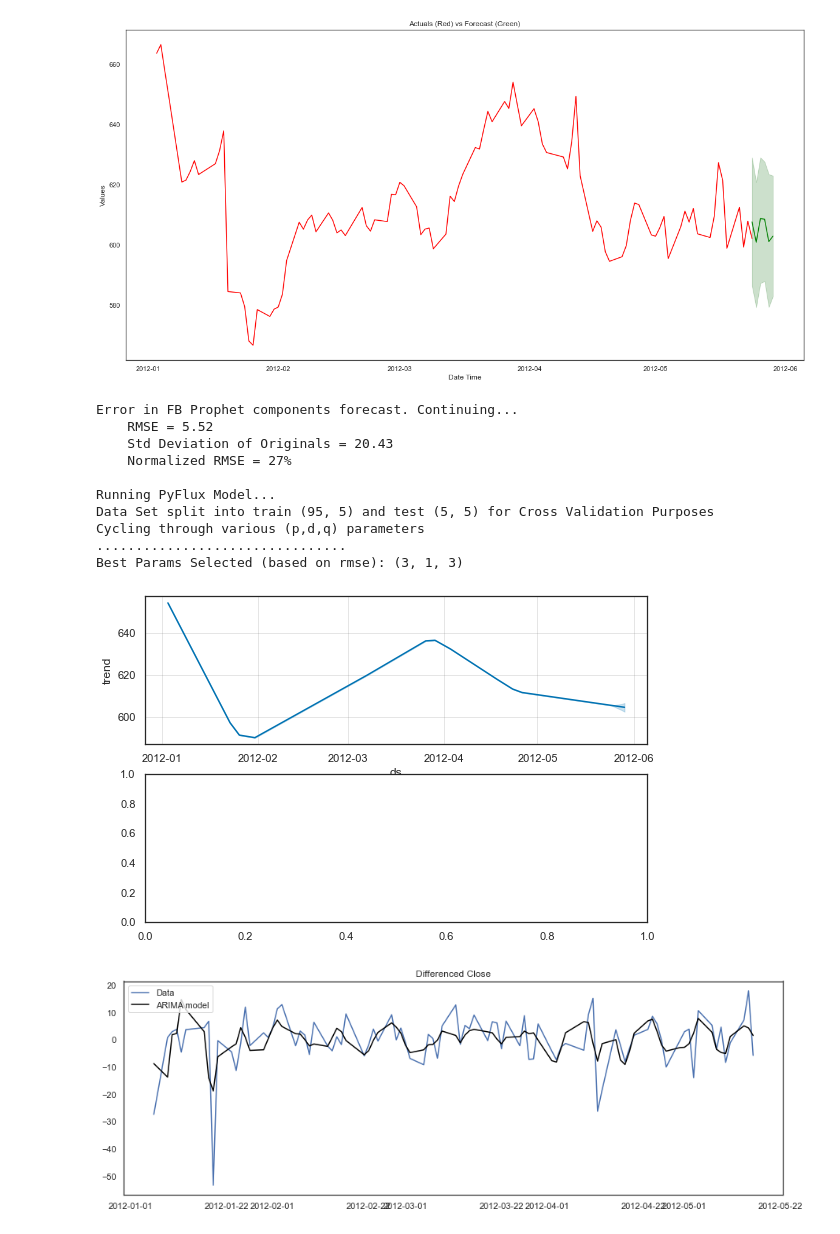
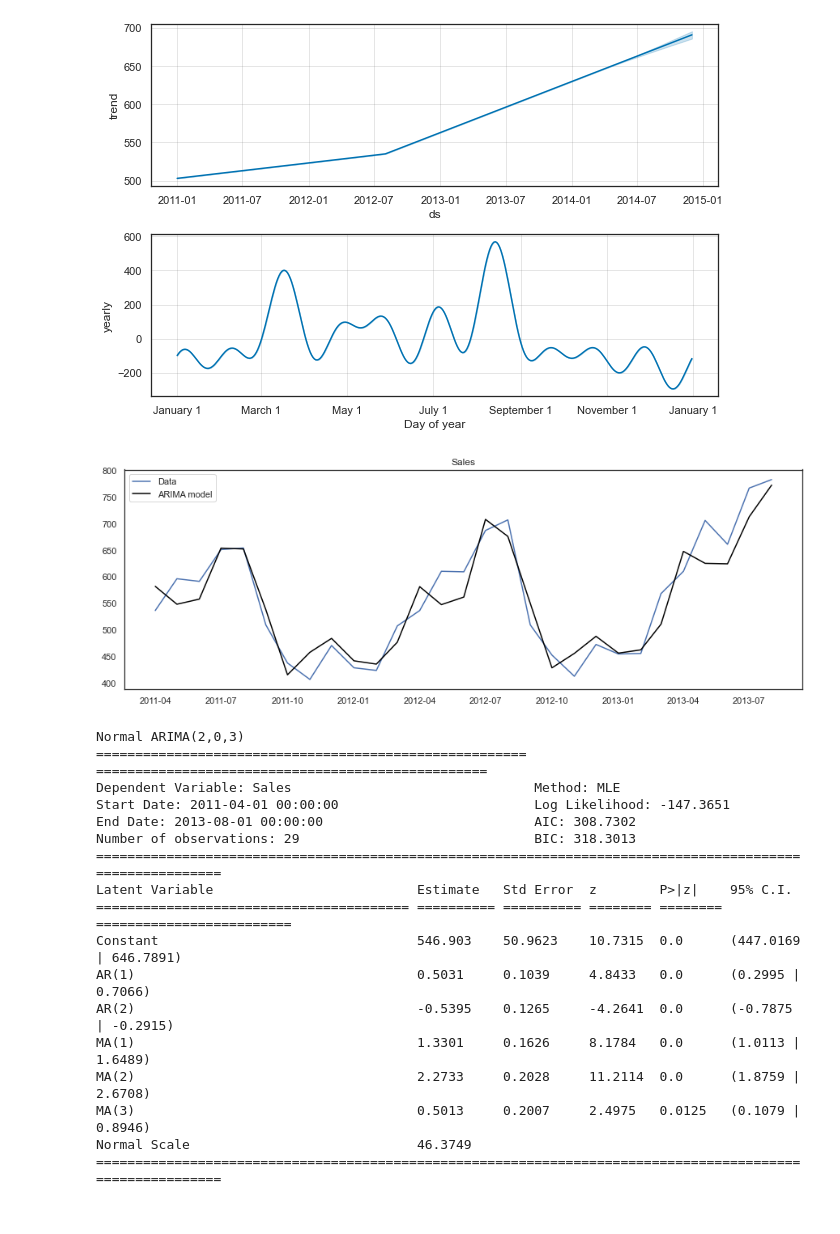
Before and after one commit to AutoViML/Auto_TS, a Jupyter notebook: Auto_Timeseries_Test.ipynb, the cells around one changed output. Cells and saved outputs as stored; diff of their text form; code cells hidden in the pictures.

```diff
--- a/Auto_Timeseries_Test.ipynb
+++ b/Auto_Timeseries_Test.ipynb
@@ -24,5 +22,5 @@ filename2 = 'energy_dataset.csv'
 # %%
-train = pd.read_csv(datapath+filename1,index_col=None)[:100]
-print(train.shape)
-train.head(1)
+dft = pd.read_csv(datapath+filename1,index_col=None)
+print(dft.shape)
+dft.head(1)
 # %% [output]
@@ -40,5 +34,0 @@ train['Volume'] = train['Volume'].str.replace(',', '').astype(np.float32)
-# %%
-#dft = dft.iloc[::48,]
-dft = train[:1000]
-print(dft.shape)
-dft.head()
@@ -53,6 +35,6 @@ dft.head()
 # %%
-ts_column = 'Date'
+ts_column = 'Time Period'
 sep = ','
-target = 'Close'
-dft[[ts_column,target]].isnull().sum()
+target = 'Sales'
+dft.isnull().sum()
 # %% [output]
@@ -61 +44,6 @@ Close    0
 dtype: int64
+# %%
+train = dft[:40]
+test = dft[40:]
+print(train.shape, test.shape)
+train.head()
@@ -81,7 +69,7 @@ mldict = AT.Auto_Timeseries(dft, ts_column,
 # %%
-mldict = AT.Auto_Timeseries(dft, ts_column,
-                            sep, target, score_type, forecast_period,
-                            timeinterval, non_seasonal_pdq, seasonality=seasonality,
-                            seasonal_period=seasonal_periods, seasonal_PDQ=None, conf_int=0.95,
-                            model_type="all", verbose=1)
+ml_dict = AT.Auto_Timeseries(train, ts_column,
+                            target, sep,  score_type='rmse', forecast_period=8,
+                            time_interval='Month', non_seasonal_pdq=None, seasonality=False,
+                            seasonal_period=12, seasonal_PDQ=None, model_type='best',
+                            verbose=1)
 # %% [output]
@@ -98,13 +102,19 @@ Building Forecast dataframe. Forecast Period = 5
-[figure, old version]
-Error in FB Prophet components forecast. Continuing...
-    RMSE = 5.52
-    Std Deviation of Originals = 20.43
-    Normalized RMSE = 27%
-
-Running PyFlux Model...
-Data Set split into train (95, 5) and test (5, 5) for Cross Validation Purposes
-Cycling through various (p,d,q) parameters
-................................
-Best Params Selected (based on rmse): (3, 1, 3)
-[figure, old version]
+[figure, new version]
-[figure, old version]
+[figure, new version]
+Normal ARIMA(2,0,3)
+======================================================= ==================================================
+Dependent Variable: Sales                               Method: MLE
+Start Date: 2011-04-01 00:00:00                         Log Likelihood: -147.3651
+End Date: 2013-08-01 00:00:00                           AIC: 308.7302
+Number of observations: 29                              BIC: 318.3013
+==========================================================================================================
+Latent Variable                          Estimate   Std Error  z        P>|z|    95% C.I.
+======================================== ========== ========== ======== ======== =========================
+Constant                                 546.903    50.9623    10.7315  0.0      (447.0169 | 646.7891)
+AR(1)                                    0.5031     0.1039     4.8433   0.0      (0.2995 | 0.7066)
+AR(2)                                    -0.5395    0.1265     -4.2641  0.0      (-0.7875 | -0.2915)
+MA(1)                                    1.3301     0.1626     8.1784   0.0      (1.0113 | 1.6489)
+MA(2)                                    2.2733     0.2028     11.2114  0.0      (1.8759 | 2.6708)
+MA(3)                                    0.5013     0.2007     2.4975   0.0125   (0.1079 | 0.8946)
+Normal Scale                             46.3749
+==========================================================================================================
```
Also changed, not shown: parts of 14 cells of this notebook, 26 other files.
